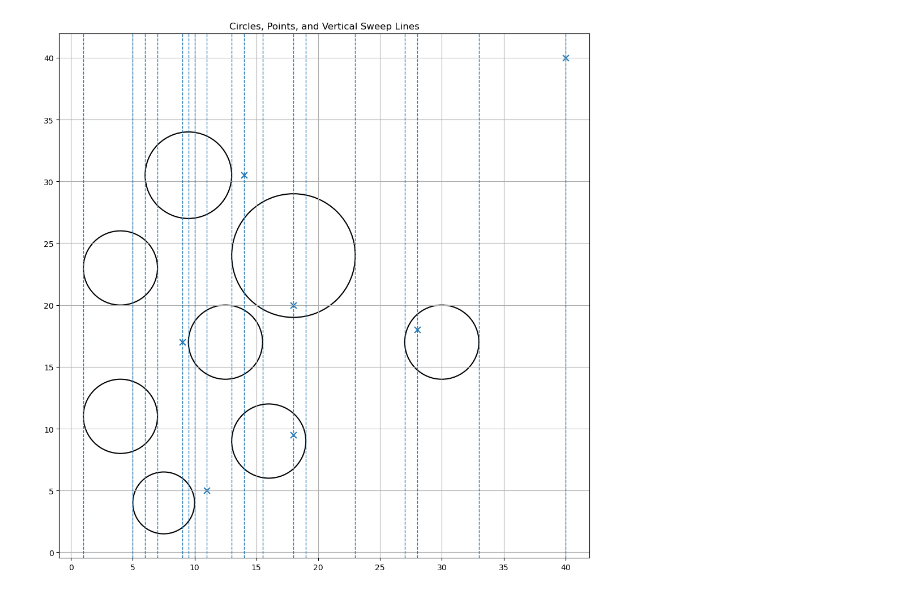
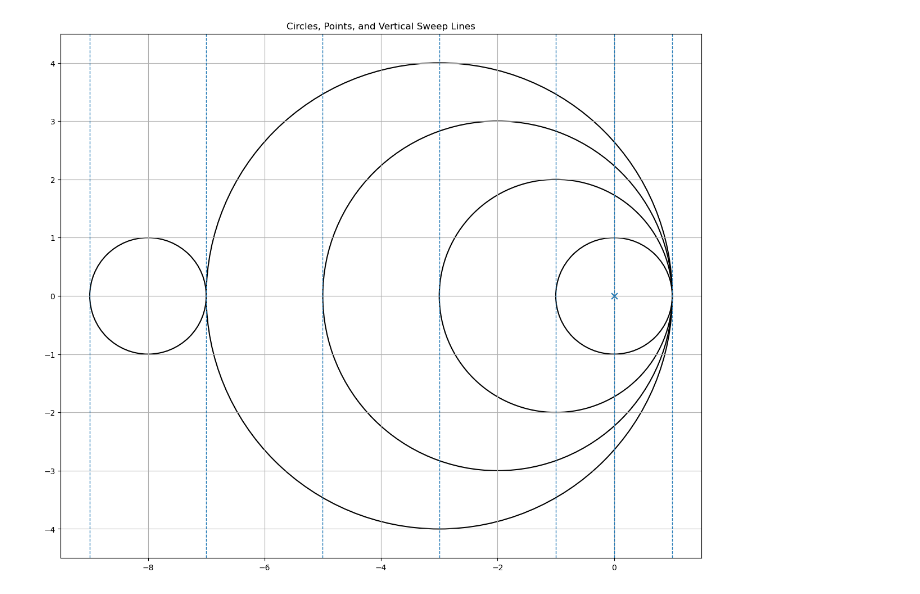
Before and after one commit to SaraLuzVC/Tesis-ITAM, a Jupyter notebook: Notebooks/Untitled2.ipynb, the cells around one changed output. Drawn from its saved outputs; the diff is of its cells as text; code cells hidden in the pictures.

```diff
--- a/Notebooks/Untitled2.ipynb
+++ b/Notebooks/Untitled2.ipynb
@@ -1,29 +64,4 @@
 # %%
-import matplotlib.pyplot as plt
-from matplotlib.patches import Circle as CirclePatch
-
-# --- Data ---
-circles = [
-    ((9.5, 30.5), 3.5),
-    ((18, 24), 5),
-    ((4, 23), 3),
-    ((12.5, 17), 3),
-    ((30, 17), 3),
-    ((4, 11), 3),
-    ((16, 9), 3),
-    ((7.5, 4), 2.5),
-]
-
-points = [
-    (28, 18),
-    (9, 17),
-    (18, 9.5),
-    (18, 20),
-    (11, 5),
-    (14, 30.5),
-    (40, 40),
-]
-
 def plot_circles_points_with_verticals(circles, points, figsize=(7, 6)):
     fig, ax = plt.subplots(figsize=figsize)
 
@@ -41,31 +79,31 @@ def plot_circles_points_with_verticals(circles, points, figsize=(7, 6)):
     if points:
         px, py = zip(*points)
         ax.scatter(px, py, marker="x", s=60, linewidths=1.5)
 
     # Dashed verticals
     for x in sorted(vxs):
         ax.axvline(x, linestyle="--", linewidth=1)
 
     # Bounds
     xs = list(px) + [cx - r for (cx, cy), r in circles] + [cx + r for (cx, cy), r in circles] if points else \
          [cx - r for (cx, cy), r in circles] + [cx + r for (cx, cy), r in circles]
     ys = list(py) + [cy - r for (cx, cy), r in circles] + [cy + r for (cx, cy), r in circles] if points else \
          [cy - r for (cx, cy), r in circles] + [cy + r for (cx, cy), r in circles]
 
     if xs and ys:
         xmin, xmax = min(xs), max(xs)
         ymin, ymax = min(ys), max(ys)
         pad = 0.05 * max(xmax - xmin, ymax - ymin) or 1.0
         ax.set_xlim(xmin - pad, xmax + pad)
         ax.set_ylim(ymin - pad, ymax + pad)
 
     ax.set_aspect("equal", adjustable="box")
     ax.set_title("Circles, Points, and Vertical Sweep Lines")
     ax.grid(True)
     fig.tight_layout()
     plt.show()
 
 # Example call:
 plot_circles_points_with_verticals(circles, points, figsize=(12, 10))
 # %% [output]
-[figure, old version]
+[figure, new version]
```
Also changed, not shown: parts of 2 cells of this notebook, 1 other file.
